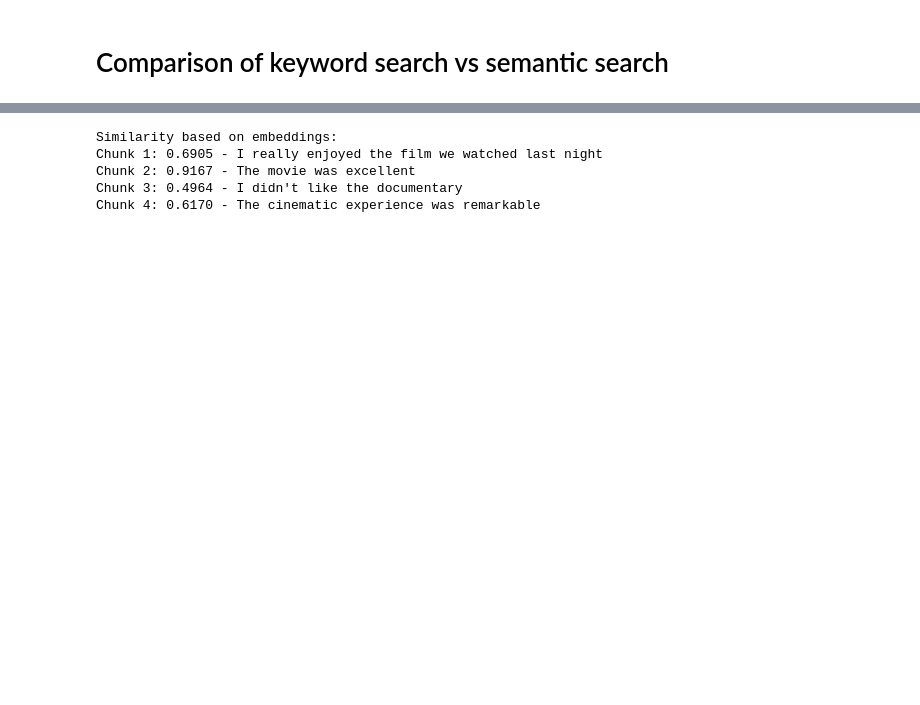
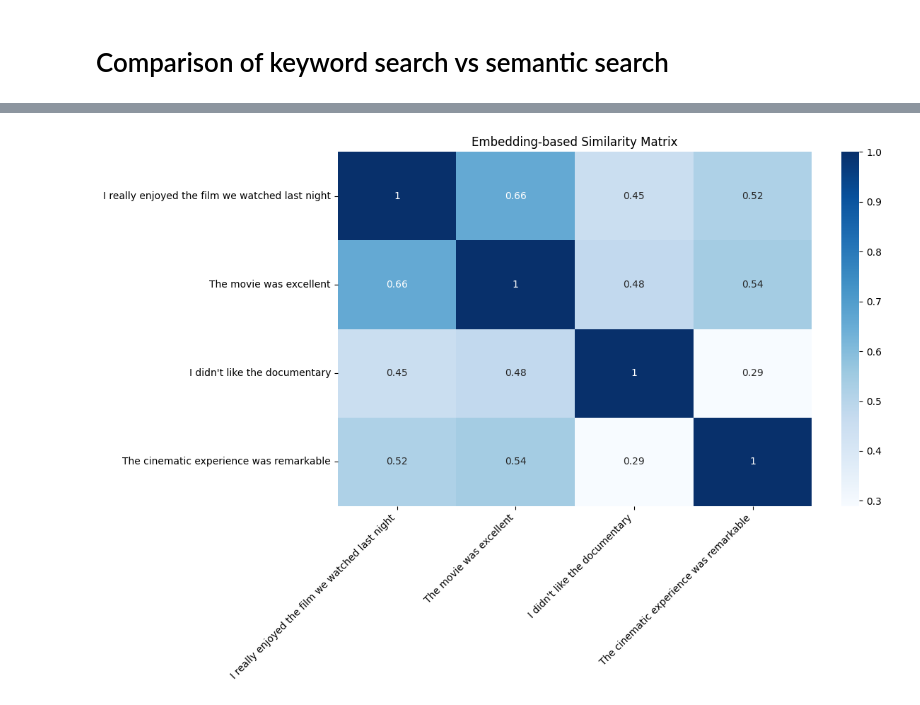
Before and after one commit to lakshmanok/generative-ai-design-patterns, a Jupyter notebook: examples/07_semantic_indexing/1_keyword_vs_embeddings.ipynb, the cells around one changed output, grey strips where cells are left out. Saved outputs shown, nothing was run; the diff lists cells and outputs as text; code cells hidden in the pictures; blank space fills up the shorter version.

```diff
--- a/examples/07_semantic_indexing/1_keyword_vs_embeddings.ipynb
+++ b/examples/07_semantic_indexing/1_keyword_vs_embeddings.ipynb
@@ -39,18 +81,20 @@ Chunk 4: 0.5164 - The cinematic experience was remarkable
 # %%
 # Embedding-based approach
 model = SentenceTransformer('all-MiniLM-L6-v2')
 embedding_vectors = model.encode(chunks)
 
 # Query
 query_embedding = model.encode([query])[0]
 
-print("\nSimilarity based on embeddings:")
-for i, doc in enumerate(chunks):
-    similarity = cosine_similarity([query_embedding], [embedding_vectors[i]])[0][0]
-    print(f"Chunk {i+1}: {similarity:.4f} - {doc}")
+# print("\nSimilarity based on embeddings:")
+# for i, doc in enumerate(chunks):
+#     similarity = cosine_similarity([query_embedding], [embedding_vectors[i]])[0][0]
+#     print(f"Chunk {i+1}: {similarity:.4f} - {doc}")
+
+embedding_sim_matrix = plot_similarity_matrix(
+    chunks,
+    embedding_vectors,
+    title="Embedding-based Similarity Matrix"
+)
 # %% [output]
-Similarity based on embeddings:
-Chunk 1: 0.6905 - I really enjoyed the film we watched last night
-Chunk 2: 0.9167 - The movie was excellent
-Chunk 3: 0.4964 - I didn't like the documentary
-Chunk 4: 0.6170 - The cinematic experience was remarkable
+[figure, added]
```
Also changed, not shown: parts of 4 cells of this notebook, 14 other files.
